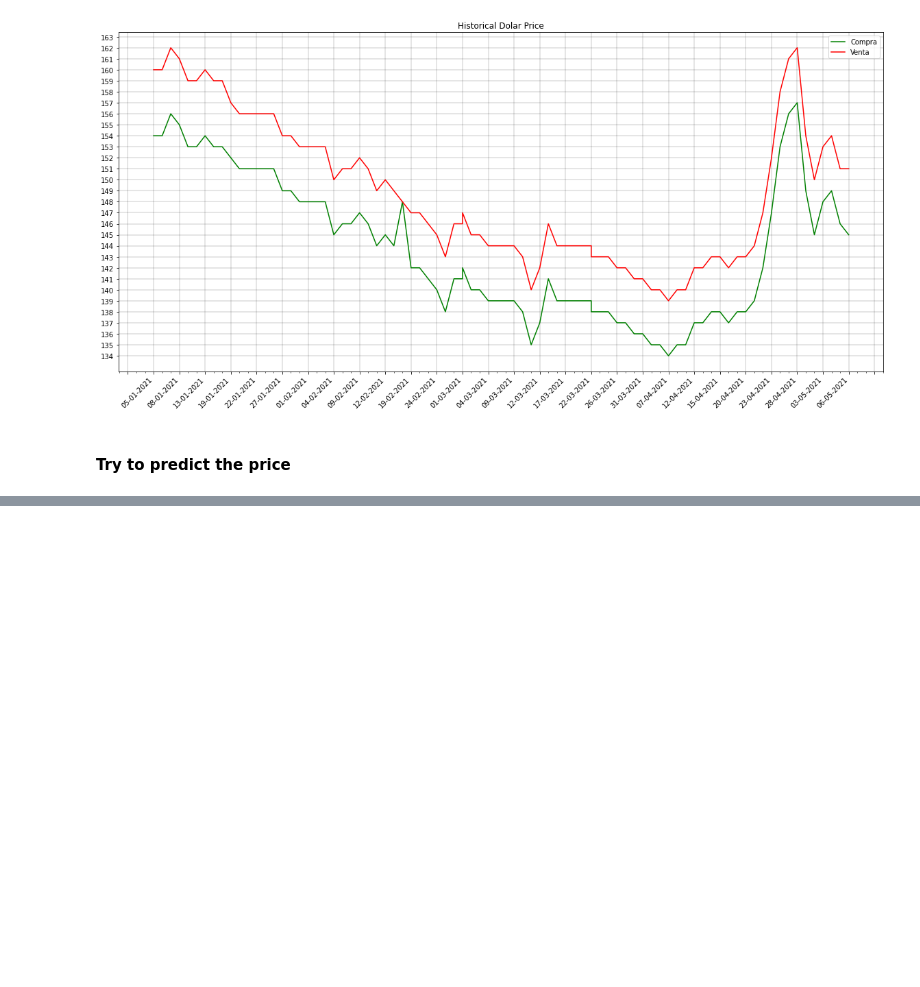
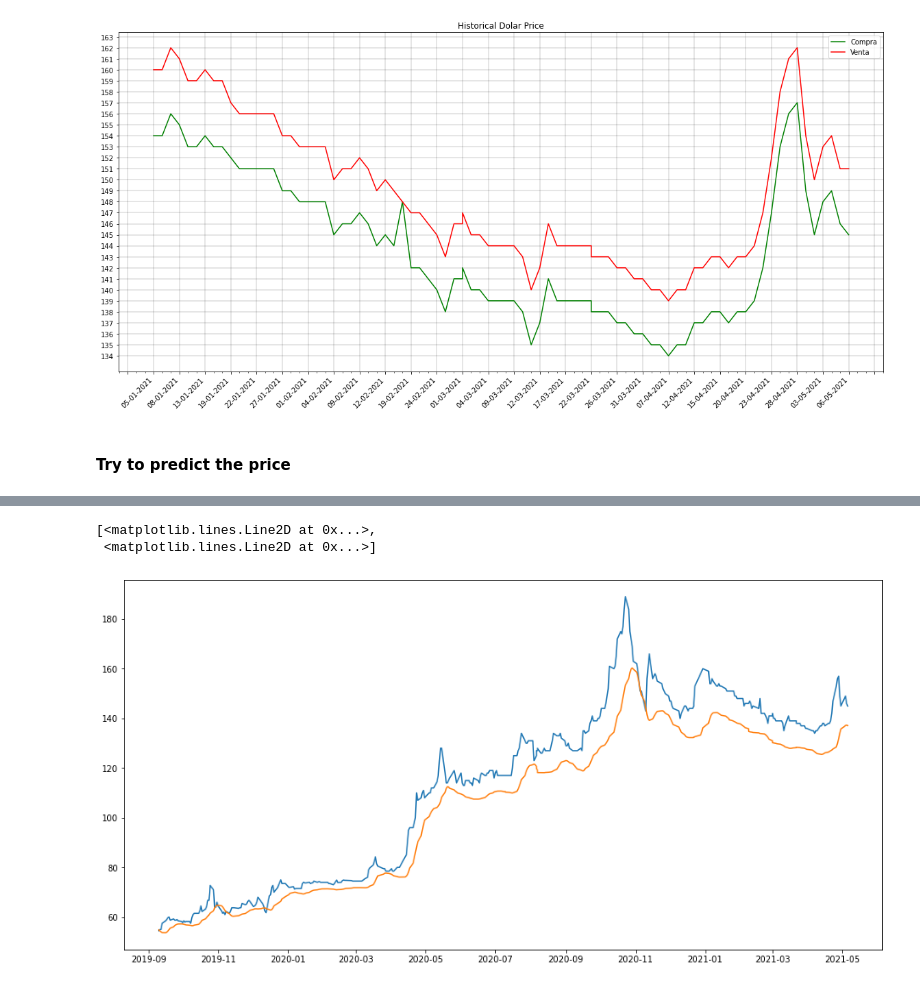
Before and after one commit to malombardi/python_tests, a Jupyter notebook: data_analysis/DolarHistorical.ipynb, the cells around one changed output, grey strips where cells are left out. Cells and saved outputs as stored; diff of their text form; code cells hidden in the pictures; blank space fills up the shorter version.

```diff
--- a/data_analysis/DolarHistorical.ipynb
+++ b/data_analysis/DolarHistorical.ipynb
@@ -177,0 +177,7 @@ See the caveats in the documentation: https://pandas.pydata.org/pandas-docs/stab
+# %%
+plt.figure(figsize=(16,8))
+plt.plot(valid_data[['Compra', 'Predictions']])
+# %% [output]
+[<matplotlib.lines.Line2D at 0x...>,
+ <matplotlib.lines.Line2D at 0x...>]
+[figure, added]
```
Also changed, not shown: parts of 4 cells of this notebook, 3 other files.
